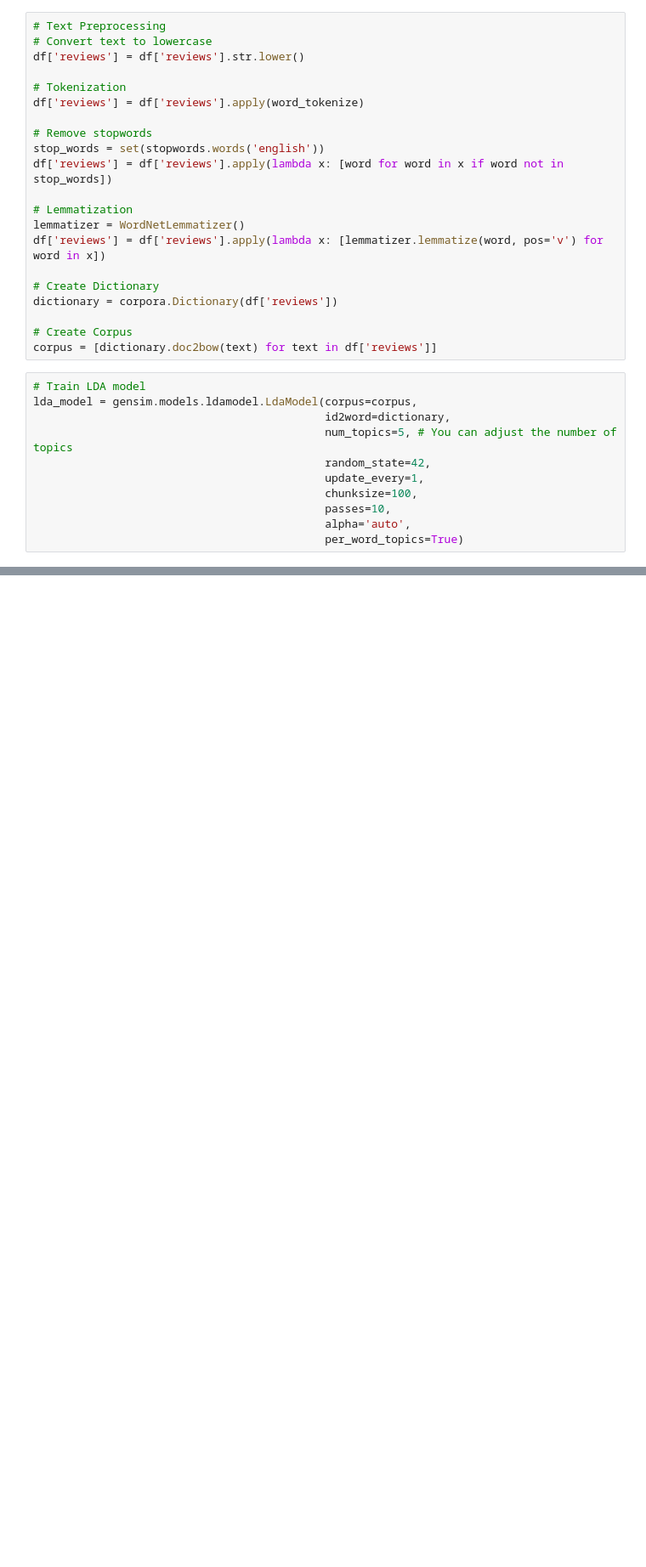
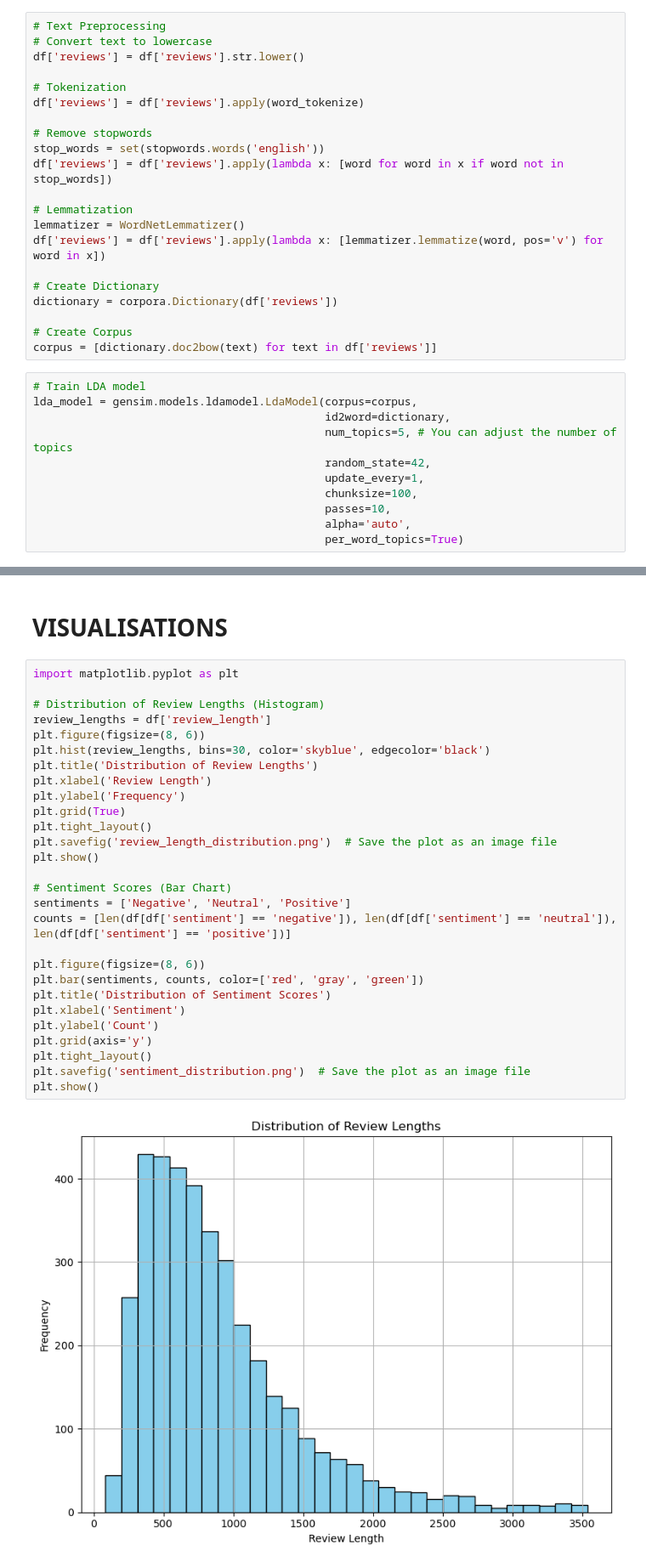
Before and after one commit to Gabriel-Dee/British-Airways-VJS, a Jupyter notebook: Analysis.ipynb, the cells around one changed output, grey strips where cells are left out. Shown at 85% size. Drawn from its saved outputs; the diff is of its cells as text; blank space fills up the shorter version.

```diff
--- a/Analysis.ipynb
+++ b/Analysis.ipynb
@@ -491,0 +497,32 @@ NameError: name 'WordCloud' is not defined
+# %% [markdown]
+# VISUALISATIONS
+# %%
+import matplotlib.pyplot as plt
+
+# Distribution of Review Lengths (Histogram)
+review_lengths = df['review_length']
+plt.figure(figsize=(8, 6))
+plt.hist(review_lengths, bins=30, color='skyblue', edgecolor='black')
+plt.title('Distribution of Review Lengths')
+plt.xlabel('Review Length')
+plt.ylabel('Frequency')
+plt.grid(True)
+plt.tight_layout()
+plt.savefig('review_length_distribution.png')  # Save the plot as an image file
+plt.show()
+
+# Sentiment Scores (Bar Chart)
+sentiments = ['Negative', 'Neutral', 'Positive']
+counts = [len(df[df['sentiment'] == 'negative']), len(df[df['sentiment'] == 'neutral']), len(df[df['sentiment'] == 'positive'])]
+
+plt.figure(figsize=(8, 6))
+plt.bar(sentiments, counts, color=['red', 'gray', 'green'])
+plt.title('Distribution of Sentiment Scores')
+plt.xlabel('Sentiment')
+plt.ylabel('Count')
+plt.grid(axis='y')
+plt.tight_layout()
+plt.savefig('sentiment_distribution.png')  # Save the plot as an image file
+plt.show()
+# %% [output]
+[figure, added]
```
Also changed, not shown: parts of 3 cells of this notebook, 4 other files.
